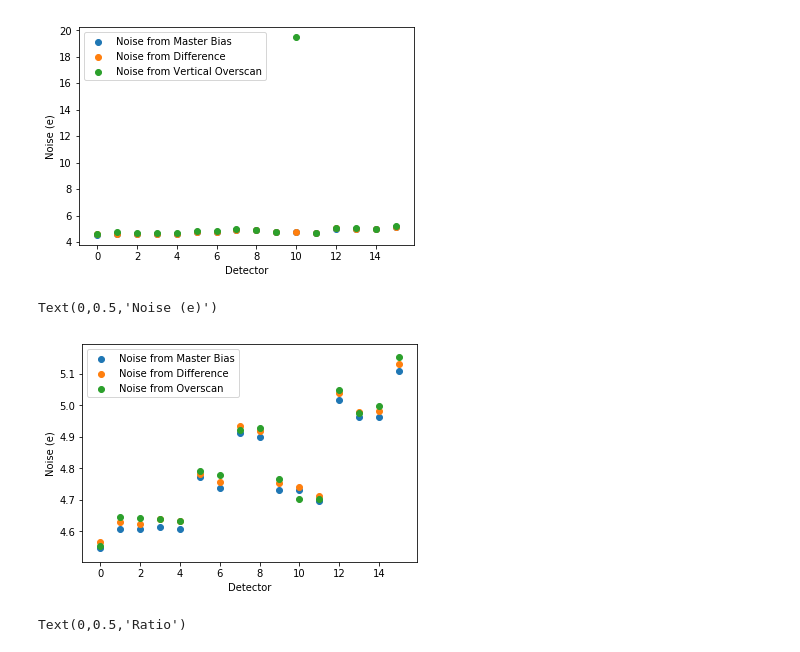
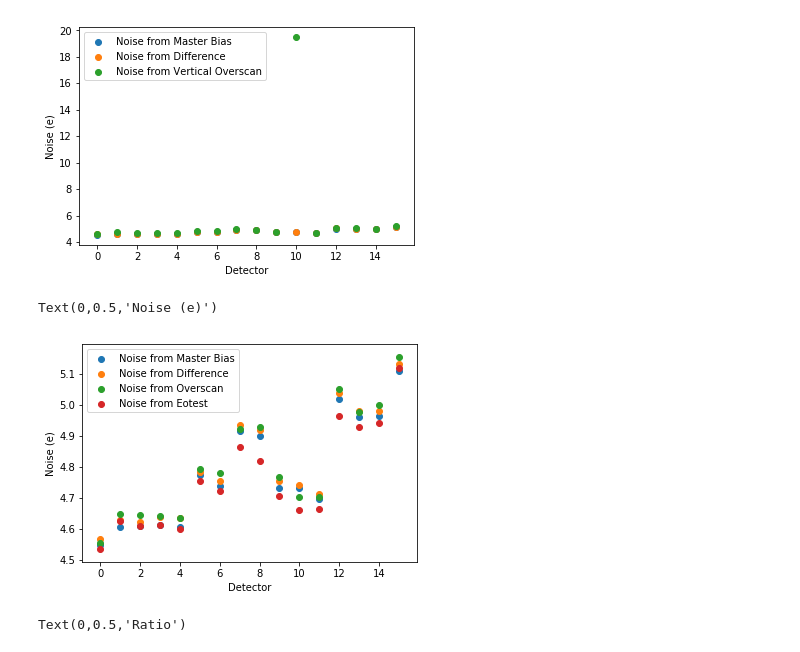
Before and after one commit to lsst/bootcamp-work, a Jupyter notebook: isr_exploration/noise_distributions.ipynb, the cells around one changed output. Cells and saved outputs as stored; diff of their text form; code cells hidden in the pictures.

```diff
--- a/isr_exploration/noise_distributions.ipynb
+++ b/isr_exploration/noise_distributions.ipynb
@@ -167,0 +205,16 @@ plt.legend(loc='upper right')
+# %%
+# Seems like there are three weird bias frames let's take a look
+dId = dict(visit=visits[0], detector=2)
+raw = butler.get('raw', dId)
+raw_corrected = raw.clone()
+normal_bias = isr_bias.run(raw_corrected, bias=bias)
+
+normal_bias_image = normal_bias.exposure.getImage().getArray()
+
+print(np.std(normal_bias_image))
+
+bins = np.linspace(-50, 50, 401)
+plt.figure()
+plt.yscale('log')
+plt.hist(normal_bias_image.flatten(), bins=bins, alpha=0.5, label='Normal Bias')
+plt.legend(loc='upper right')
@@ -407,21 +484,23 @@ Text(0,0.5,'Noise (e)')
 # %%
 # Plot the SRD Requirements - note u-band
 
 #LSC 30 OSS ReQ 0267
 # LSC 59 CAM REQ 0020
+eotest_results = [4.534455299377441, 4.623283863067627, 4.608121871948242, 4.612620830535889, 4.598947048187256, 4.754878520965576, 4.720862865447998, 4.863598346710205, 4.819451332092285, 4.705887317657471, 4.661146640777588, 4.661833763122559, 4.96422815322876, 4.929252624511719, 4.940608024597168, 5.118816375732422]
 
 plt.figure()
 x = np.arange(16)
 plt.scatter(x, noise_from_master_bias, label='Noise from Master Bias')
 plt.scatter(x, noise_from_difference, label='Noise from Difference')
 plt.scatter(x, noise_from_horizontal_overscan, label='Noise from Overscan')
+plt.scatter(x, eotest_results, label='Noise from Eotest')
 #plt.scatter(x, noise_from_difference / noise_from_master_bias, label='Noise from Difference')
 plt.legend()
 plt.xlabel('Detector')
 plt.ylabel('Noise (e)')
 # %% [output]
 Text(0,0.5,'Noise (e)')
-[figure, old version]
+[figure, new version]
 # %%
 plt.figure()
 x = np.arange(16)
```
Also changed, not shown: parts of 20 cells of this notebook.
